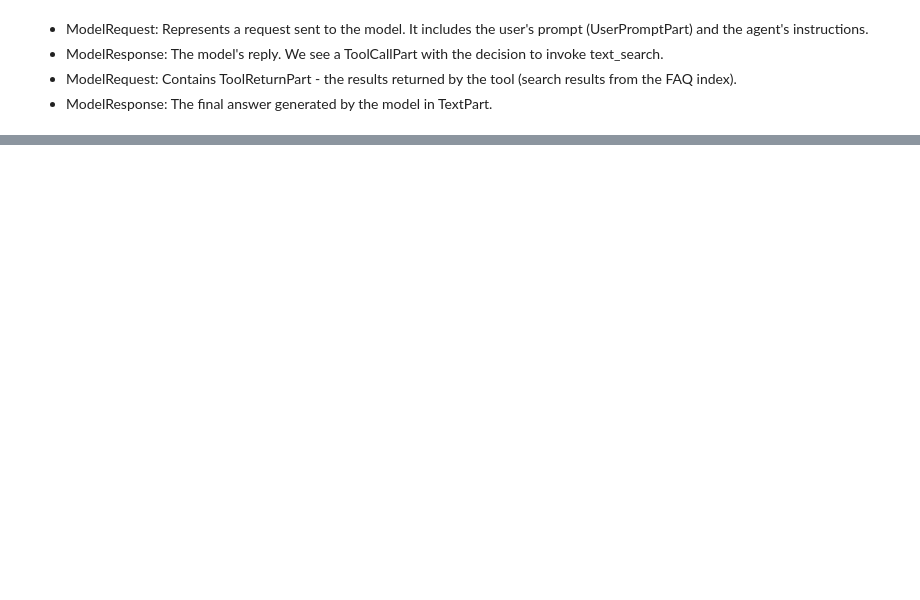
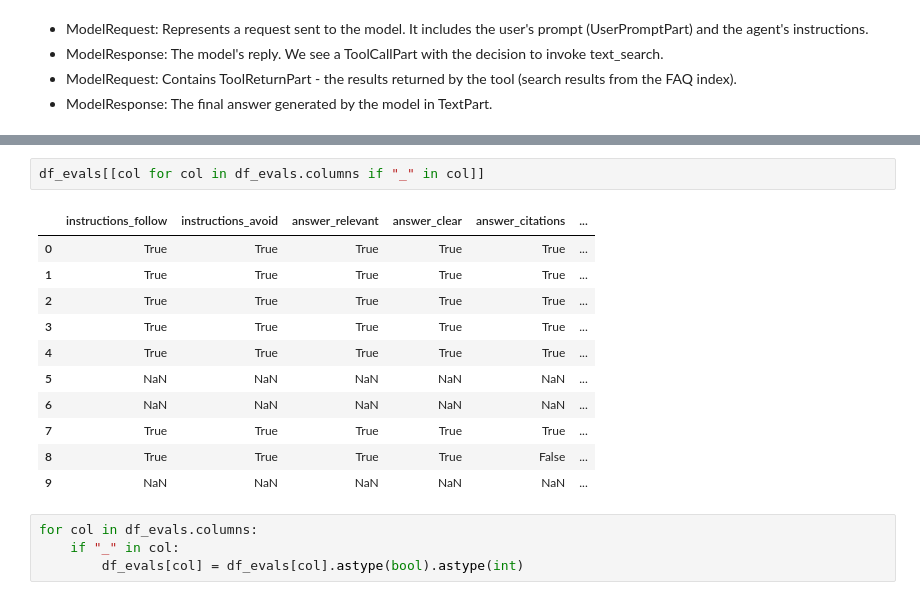
Before and after one commit to dosorio79/ai-agent-crashcourse, a Jupyter notebook: aihero/course/Course_notebook.ipynb, the cells around one changed output, grey strips where cells are left out. Saved outputs shown, nothing was run; the diff lists cells and outputs as text; blank space fills up the shorter version.

```diff
--- a/aihero/course/Course_notebook.ipynb
+++ b/aihero/course/Course_notebook.ipynb
@@ -742,0 +1230,18 @@ result.new_messages()
+# %%
+df_evals[[col for col in df_evals.columns if "_" in col]]
+# %% [output]
+|  | instructions_follow | instructions_avoid | answer_relevant | answer_clear | answer_citations | ... |
+| 0 | True | True | True | True | True | ... |
+| 1 | True | True | True | True | True | ... |
+| 2 | True | True | True | True | True | ... |
+| 3 | True | True | True | True | True | ... |
+| 4 | True | True | True | True | True | ... |
+| 5 | NaN | NaN | NaN | NaN | NaN | ... |
+| 6 | NaN | NaN | NaN | NaN | NaN | ... |
+| 7 | True | True | True | True | True | ... |
+| 8 | True | True | True | True | False | ... |
+| 9 | NaN | NaN | NaN | NaN | NaN | ... |
+# %%
+for col in df_evals.columns:
+    if "_" in col:
+        df_evals[col] = df_evals[col].astype(bool).astype(int)
```
Also changed, not shown: parts of 42 cells of this notebook, 2 other files.
